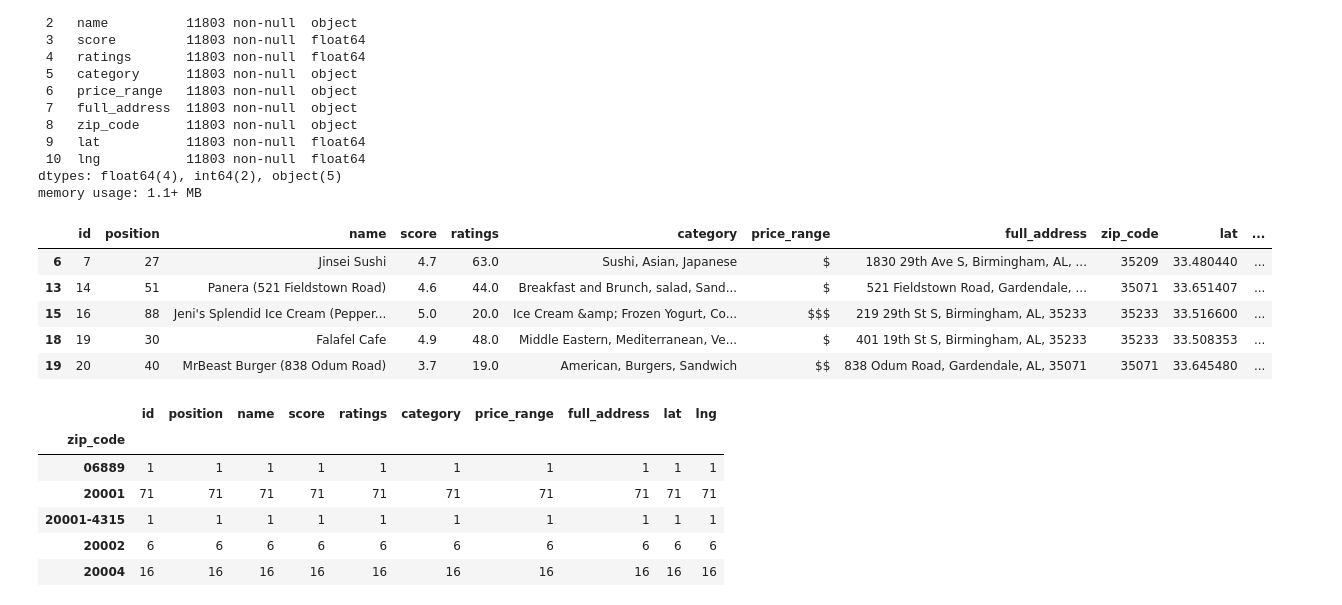
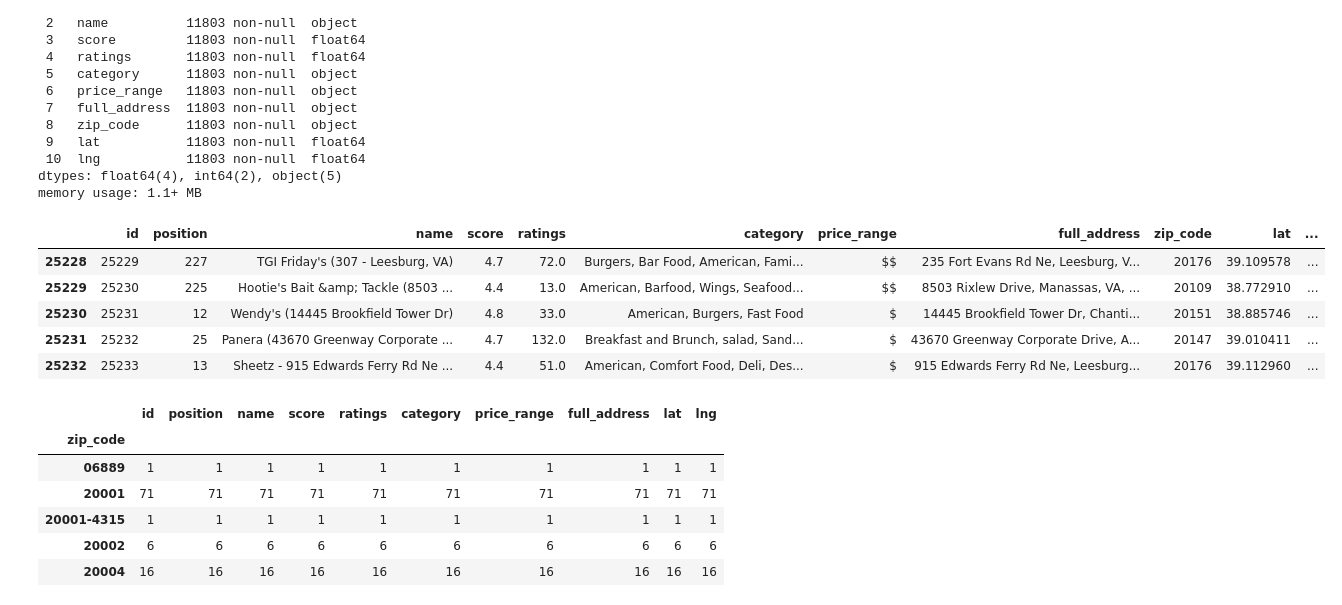
Before and after one commit to heewon916/UberEats_Project, a Jupyter notebook: uber_eats.ipynb, the cells around one changed output. Cells and saved outputs as stored; diff of their text form; code cells hidden in the pictures.

```diff
--- a/uber_eats.ipynb
+++ b/uber_eats.ipynb
@@ -56,14 +73,14 @@ Data columns (total 11 columns):
 dtypes: float64(4), int64(2), object(5)
 memory usage: 1.1+ MB
 # %%
-eats_csv.head()
+eats_csv.tail()
 # %% [output]
 |  | id | position | name | score | ratings | category | price_range | full_address | zip_code | lat | ... |
-| 6 | 7 | 27 | Jinsei Sushi | 4.7 | 63.0 | Sushi, Asian, Japanese | $ | 1830 29th Ave S, Birmingham, AL, ... | 35209 | 33.480440 | ... |
-| 13 | 14 | 51 | Panera (521 Fieldstown Road) | 4.6 | 44.0 | Breakfast and Brunch, salad, Sand... | $ | 521 Fieldstown Road, Gardendale, ... | 35071 | 33.651407 | ... |
-| 15 | 16 | 88 | Jeni's Splendid Ice Cream (Pepper... | 5.0 | 20.0 | Ice Cream &amp; Frozen Yogurt, Co... | $$$ | 219 29th St S, Birmingham, AL, 35233 | 35233 | 33.516600 | ... |
-| 18 | 19 | 30 | Falafel Cafe | 4.9 | 48.0 | Middle Eastern, Mediterranean, Ve... | $ | 401 19th St S, Birmingham, AL, 35233 | 35233 | 33.508353 | ... |
-| 19 | 20 | 40 | MrBeast Burger (838 Odum Road) | 3.7 | 19.0 | American, Burgers, Sandwich | $$ | 838 Odum Road, Gardendale, AL, 35071 | 35071 | 33.645480 | ... |
+| 25228 | 25229 | 227 | TGI Friday's (307 - Leesburg, VA) | 4.7 | 72.0 | Burgers, Bar Food, American, Fami... | $$ | 235 Fort Evans Rd Ne, Leesburg, V... | 20176 | 39.109578 | ... |
+| 25229 | 25230 | 225 | Hootie's Bait &amp; Tackle (8503 ... | 4.4 | 13.0 | American, Barfood, Wings, Seafood... | $$ | 8503 Rixlew Drive, Manassas, VA, ... | 20109 | 38.772910 | ... |
+| 25230 | 25231 | 12 | Wendy's (14445 Brookfield Tower Dr) | 4.8 | 33.0 | American, Burgers, Fast Food | $ | 14445 Brookfield Tower Dr, Chanti... | 20151 | 38.885746 | ... |
+| 25231 | 25232 | 25 | Panera (43670 Greenway Corporate ... | 4.7 | 132.0 | Breakfast and Brunch, salad, Sand... | $ | 43670 Greenway Corporate Drive, A... | 20147 | 39.010411 | ... |
+| 25232 | 25233 | 13 | Sheetz - 915 Edwards Ferry Rd Ne ... | 4.4 | 51.0 | American, Comfort Food, Deli, Des... | $ | 915 Edwards Ferry Rd Ne, Leesburg... | 20176 | 39.112960 | ... |
 # %%
 eats_csv.groupby('zip_code').count()
 # %% [output]
```
Also changed, not shown: parts of 4 cells of this notebook, 10 other files.
